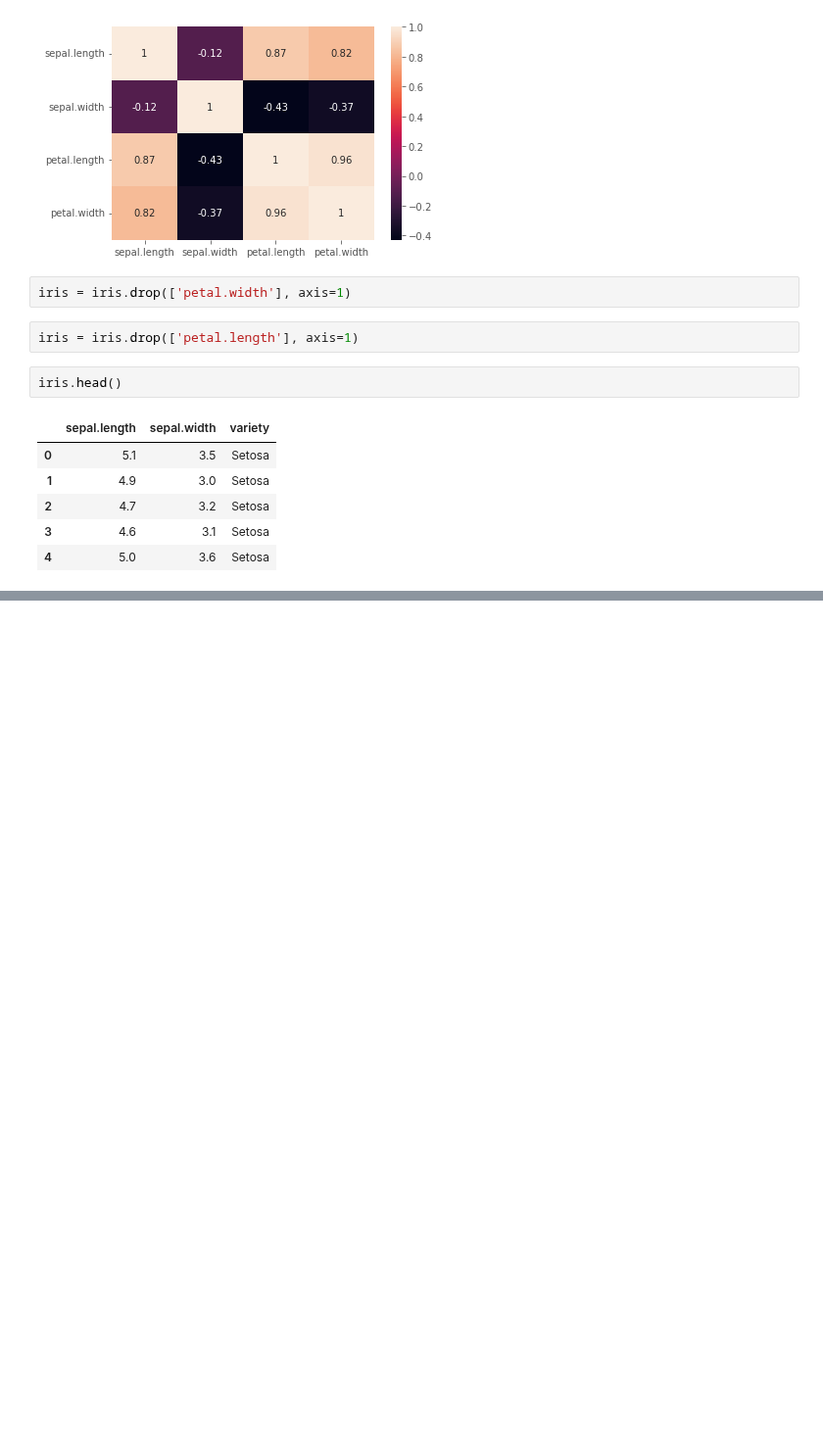
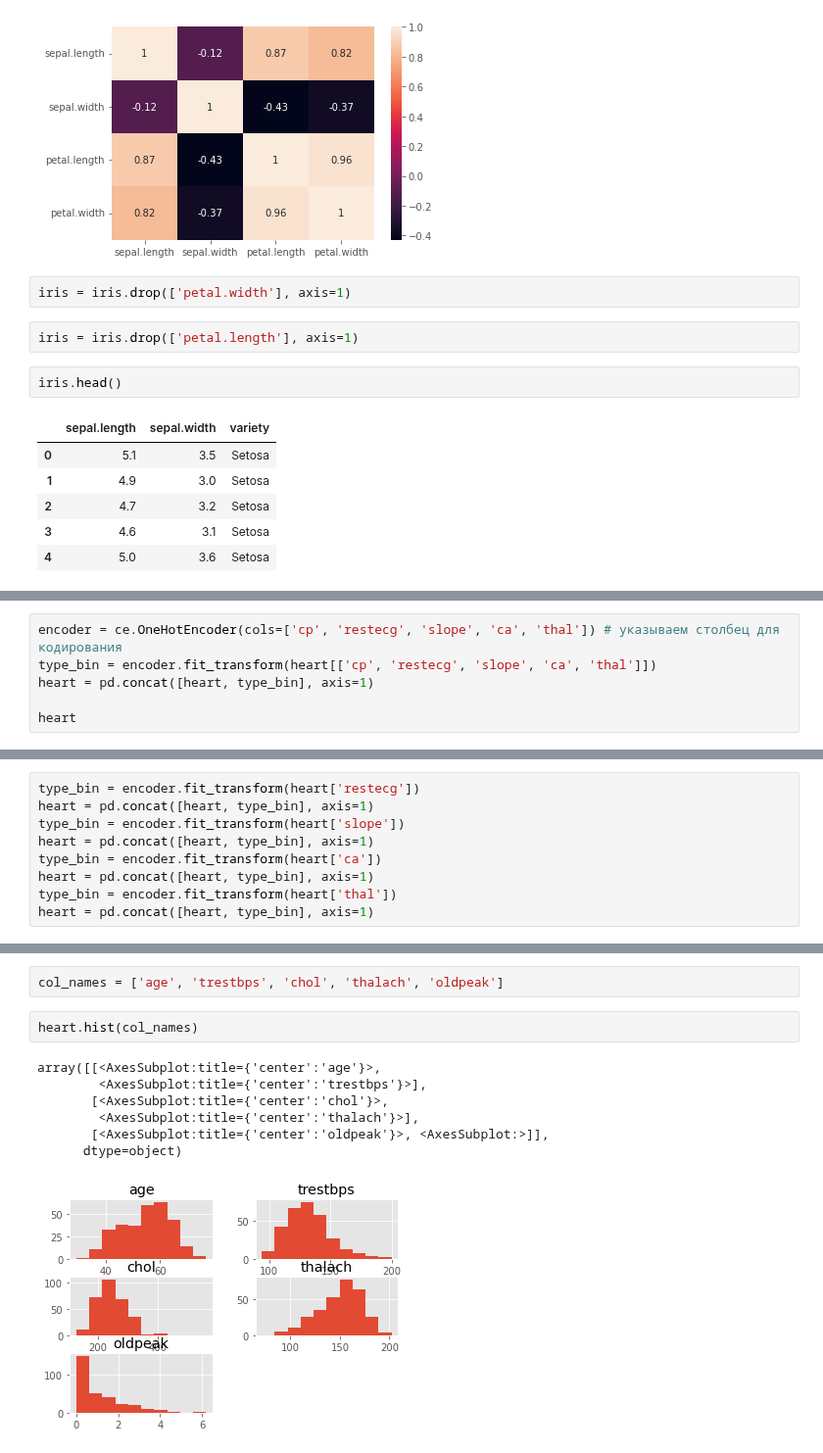
Before and after one commit to FreeRadical1320/sf_data_science, a Jupyter notebook: practice/EDA_3.ipynb, the cells around one changed output, grey strips where cells are left out. Shown at 98% size. Saved outputs shown, nothing was run; the diff lists cells and outputs as text; blank space fills up the shorter version.

```diff
--- a/practice/EDA_3.ipynb
+++ b/practice/EDA_3.ipynb
@@ -771,0 +918,6 @@ iris.head()
+# %%
+encoder = ce.OneHotEncoder(cols=['cp', 'restecg', 'slope', 'ca', 'thal']) # указываем столбец для кодирования
+type_bin = encoder.fit_transform(heart[['cp', 'restecg', 'slope', 'ca', 'thal']])
+heart = pd.concat([heart, type_bin], axis=1)
+
+heart
@@ -771,0 +938,9 @@ iris.head()
+# %%
+type_bin = encoder.fit_transform(heart['restecg'])
+heart = pd.concat([heart, type_bin], axis=1)
+type_bin = encoder.fit_transform(heart['slope'])
+heart = pd.concat([heart, type_bin], axis=1)
+type_bin = encoder.fit_transform(heart['ca'])
+heart = pd.concat([heart, type_bin], axis=1)
+type_bin = encoder.fit_transform(heart['thal'])
+heart = pd.concat([heart, type_bin], axis=1)
@@ -771,0 +969,12 @@ iris.head()
+# %%
+col_names = ['age', 'trestbps', 'chol', 'thalach', 'oldpeak']
+# %%
+heart.hist(col_names)
+# %% [output]
+array([[<AxesSubplot:title={'center':'age'}>,
+        <AxesSubplot:title={'center':'trestbps'}>],
+       [<AxesSubplot:title={'center':'chol'}>,
+        <AxesSubplot:title={'center':'thalach'}>],
+       [<AxesSubplot:title={'center':'oldpeak'}>, <AxesSubplot:>]],
+      dtype=object)
+[figure, added]
```
Also changed, not shown: parts of 24 cells of this notebook, 2 other files.
